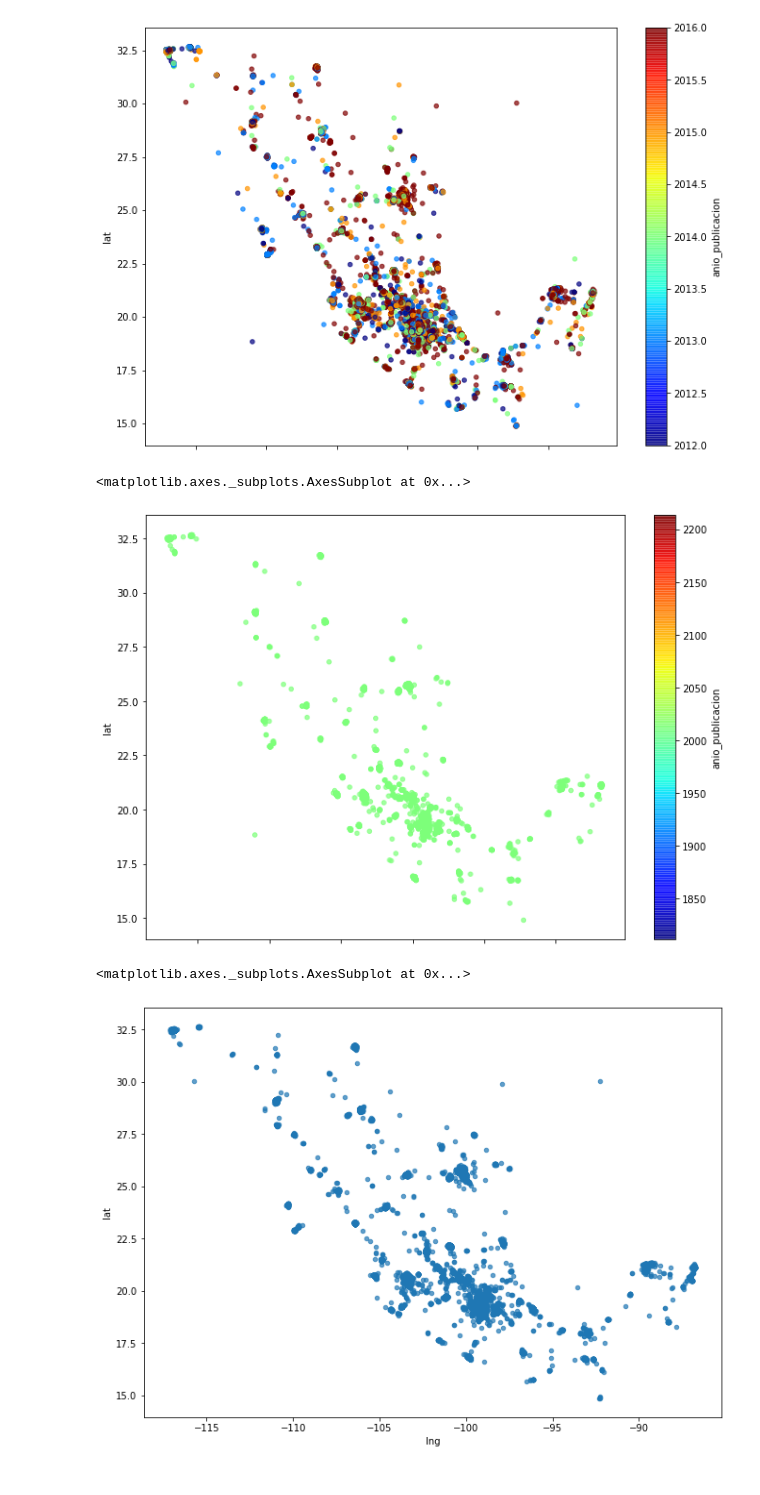
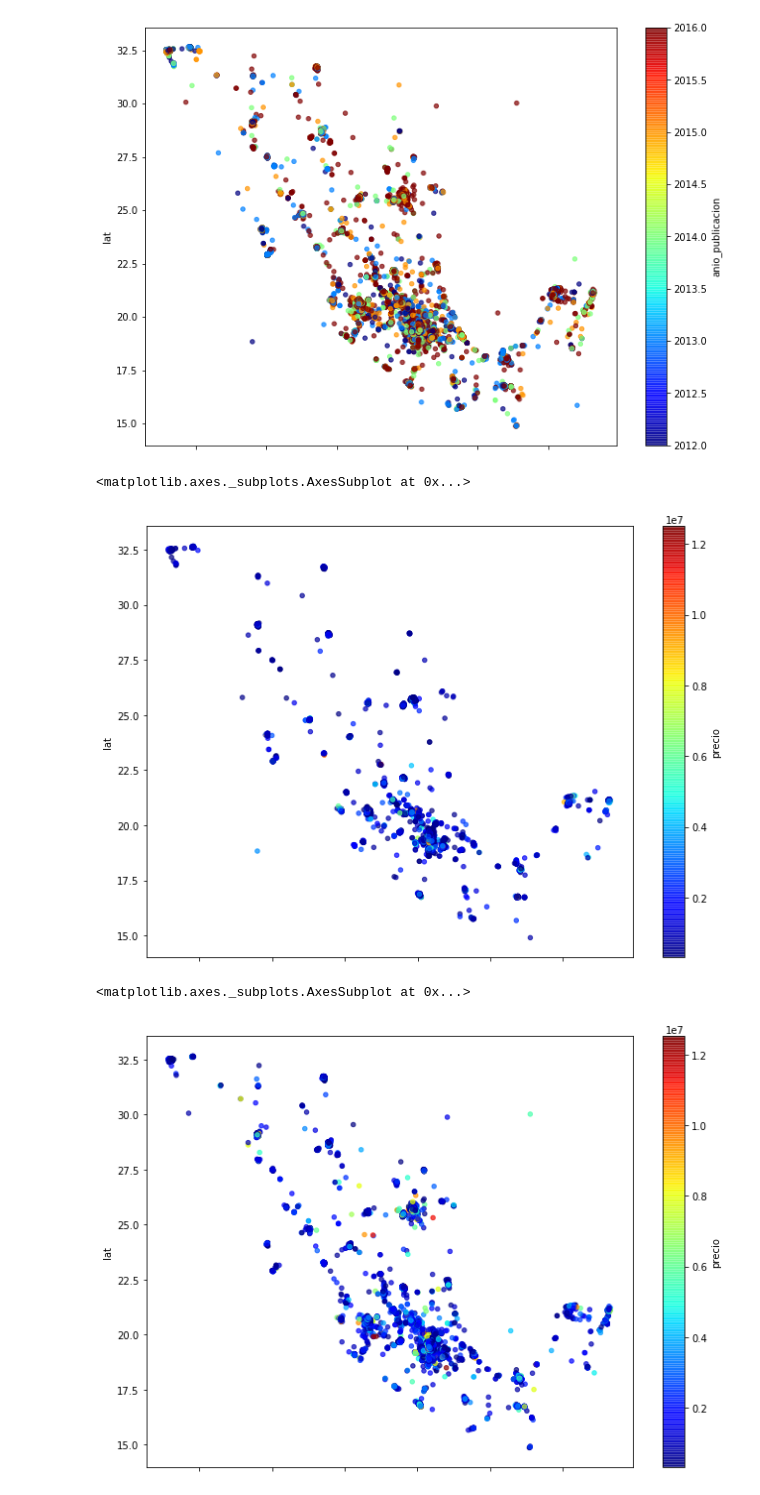
Before and after one commit to lautarofritz/TP1-Orga-de-Datos, a Jupyter notebook: TP1 Orga de Datos.ipynb, the cells around one changed output. Drawn from its saved outputs; the diff is of its cells as text; code cells hidden in the pictures.

```diff
--- a/TP1 Orga de Datos.ipynb
+++ b/TP1 Orga de Datos.ipynb
@@ -393,12 +393,12 @@ df_mapa.plot(kind='scatter',x='lng',y='lat',colormap='jet',c='anio_publicacion',
 <matplotlib.axes._subplots.AxesSubplot at 0x...>
 [figure]
 # %%
-df_mapa.loc[df_mapa['anio_publicacion'] == 2012].plot(kind='scatter',x='lng',y='lat',colormap='jet',c='anio_publicacion',figsize=(11,8),alpha=0.7)
+df_mapa.loc[df_mapa['anio_publicacion'] == 2012].plot(kind='scatter',x='lng',y='lat',colormap='jet',c='precio',figsize=(11,8),alpha=0.7)
 # %% [output]
 <matplotlib.axes._subplots.AxesSubplot at 0x...>
-[figure, old version]
+[figure, new version]
 # %%
-df_mapa.loc[df_mapa['anio_publicacion'] == 2016].plot(kind='scatter',x='lng',y='lat',figsize=(11,8),alpha=0.7)
+df_mapa.loc[df_mapa['anio_publicacion'] == 2016].plot(kind='scatter',x='lng',y='lat',colormap='jet',c='precio',figsize=(11,8),alpha=0.7)
 # %% [output]
 <matplotlib.axes._subplots.AxesSubplot at 0x...>
-[figure, old version]
+[figure, new version]
```
Also changed, not shown: parts of 3 cells of this notebook.
